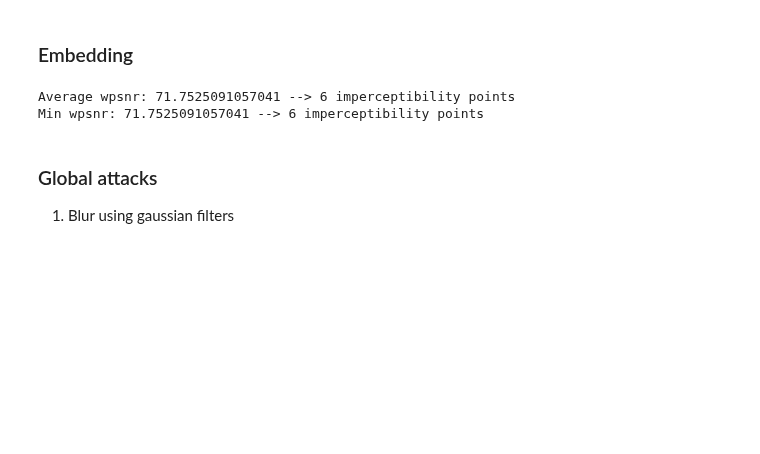
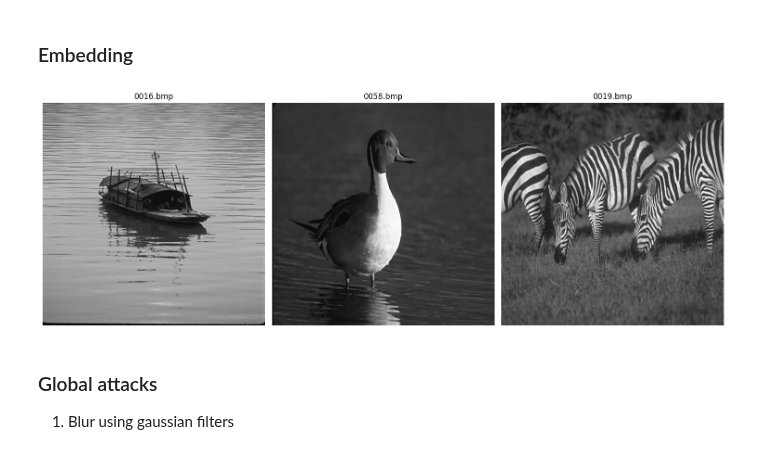
Before and after one commit to Bordi00/multimedia-data-security, a Jupyter notebook: test_grt.ipynb, the cells around one changed output. Drawn from its saved outputs; the diff is of its cells as text; code cells hidden in the pictures; blank space fills up the shorter version.

```diff
--- a/test_grt.ipynb
+++ b/test_grt.ipynb
@@ -63,40 +63,53 @@ def imperceptibility(wpsnr):
 # %% [markdown]
 ### Embedding
 # %%
-N = 1
+N = 3
 images = []
 watermarked = []
-alpha = 0.48
-max_layer = 1
+alpha = 0.88
+max_layer = 2
 mask = 2
 avg = 0
 min = 9999999999
 
-# Randomly select N images
-img_folder = 'sample_imgs'
-img_files =  [f for f in os.listdir(img_folder) if f.endswith(('.bmp'))]
-img_files = random.sample(img_files, N)
-for file in img_files:
-    img_path = os.path.join(img_folder, file)
-    images.append(cv2.imread(img_path, 0))
+watermarked.append(cv2.imread("out/watermarked_0.bmp", 0))
+watermarked.append(cv2.imread("out/watermarked_4.bmp", 0))
+watermarked.append(cv2.imread("out/watermarked_9.bmp", 0))
+watermarked = np.array(watermarked)
+
+img_files = ["0016.bmp", "0058.bmp", "0019.bmp"]
+
+images.append(cv2.imread("sample_imgs/0016.bmp", 0))
+images.append(cv2.imread("sample_imgs/0058.bmp", 0))
+images.append(cv2.imread("sample_imgs/0019.bmp", 0))
 images = np.array(images)
 
-mark = np.load('ammhackati.npy')
+utility.visualize_images_with_desc(watermarked, img_files)
 
-progress_bar = tqdm(images, desc = "Embedding the watermark in " + str(N) + " images")
-for index, img in enumerate(progress_bar):
-    watermarked.append(embedding.embedding(img, mark, alpha, max_layer, mask))
-    wpsnr = utility.wpsnr(img, watermarked[index])
-    avg += wpsnr
-    if wpsnr < min:
-        min = wpsnr
+# Randomly select N images
+# img_folder = 'sample_imgs'
+# img_files =  [f for f in os.listdir(img_folder) if f.endswith(('.bmp'))]
+# img_files = random.sample(img_files, N)
+# for file in img_files:
+#     img_path = os.path.join(img_folder, file)
+#     images.append(cv2.imread(img_path, 0))
+# images = np.array(images)
 
-avg = avg / N
-print("\nAverage wpsnr: " + str(avg) + ' --> ' + str(imperceptibility(avg)) + ' imperceptibility points')
-print("Min wpsnr: " + str(min) + ' --> ' + str(imperceptibility(min)) + ' imperceptibility points')
+# mark = np.load('ammhackati.npy')
+
+# progress_bar = tqdm(images, desc = "Embedding the watermark in " + str(N) + " images")
+# for index, img in enumerate(progress_bar):
+#     watermarked.append(embedding.embedding(img, mark, alpha, max_layer, mask))
+#     wpsnr = utility.wpsnr(img, watermarked[index])
+#     avg += wpsnr
+#     if wpsnr < min:
+#         min = wpsnr
+
+# avg = avg / N
+# print("\nAverage wpsnr: " + str(avg) + ' --> ' + str(imperceptibility(avg)) + ' imperceptibility points')
+# print("Min wpsnr: " + str(min) + ' --> ' + str(imperceptibility(min)) + ' imperceptibility points')
 # %% [output]
-Average wpsnr: 71.7525091057041 --> 6 imperceptibility points
-Min wpsnr: 71.7525091057041 --> 6 imperceptibility points
+[figure, added]
 # %% [markdown]
 ### Global attacks
 
```
Also changed, not shown: parts of 23 cells of this notebook, 1 other file.
